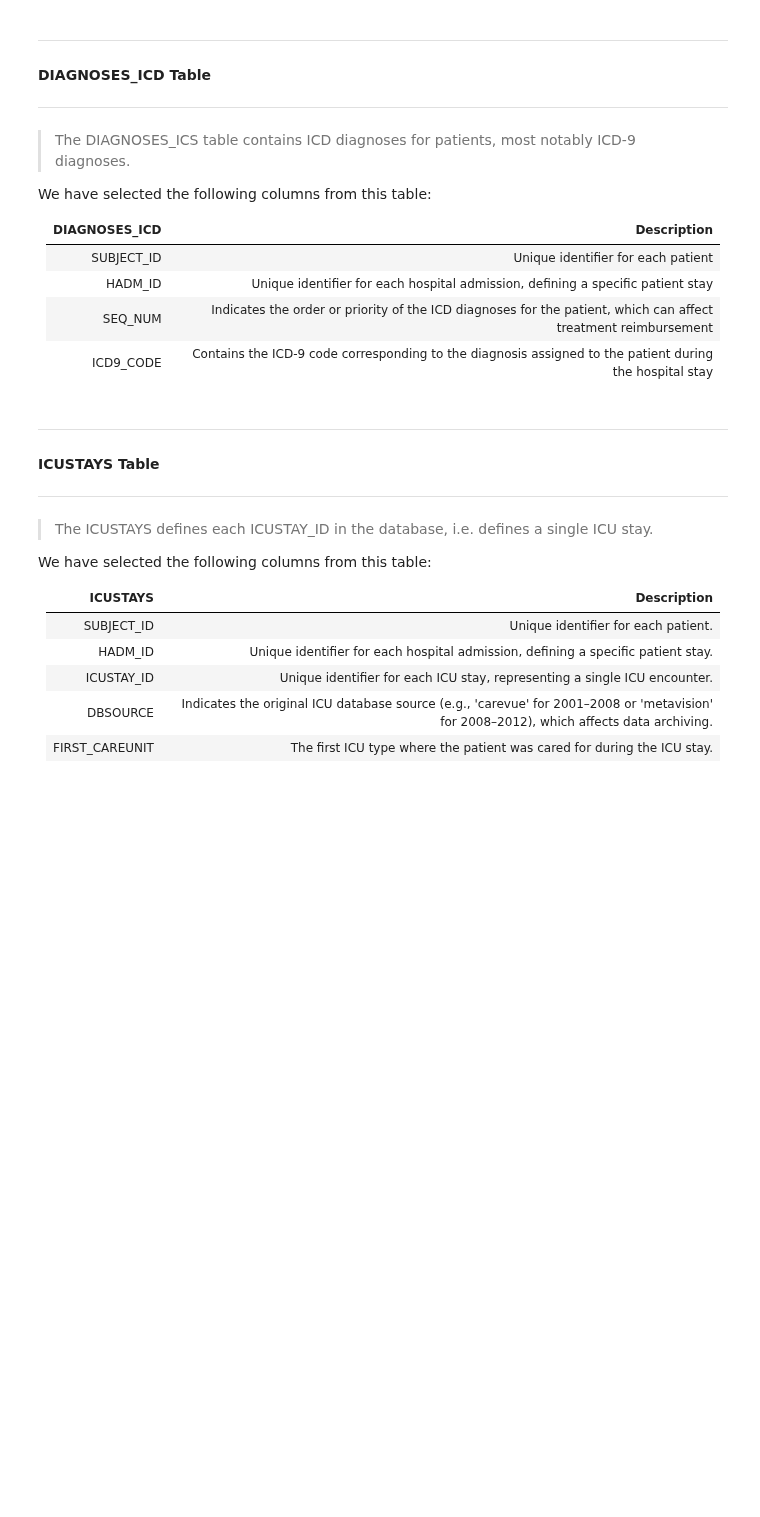
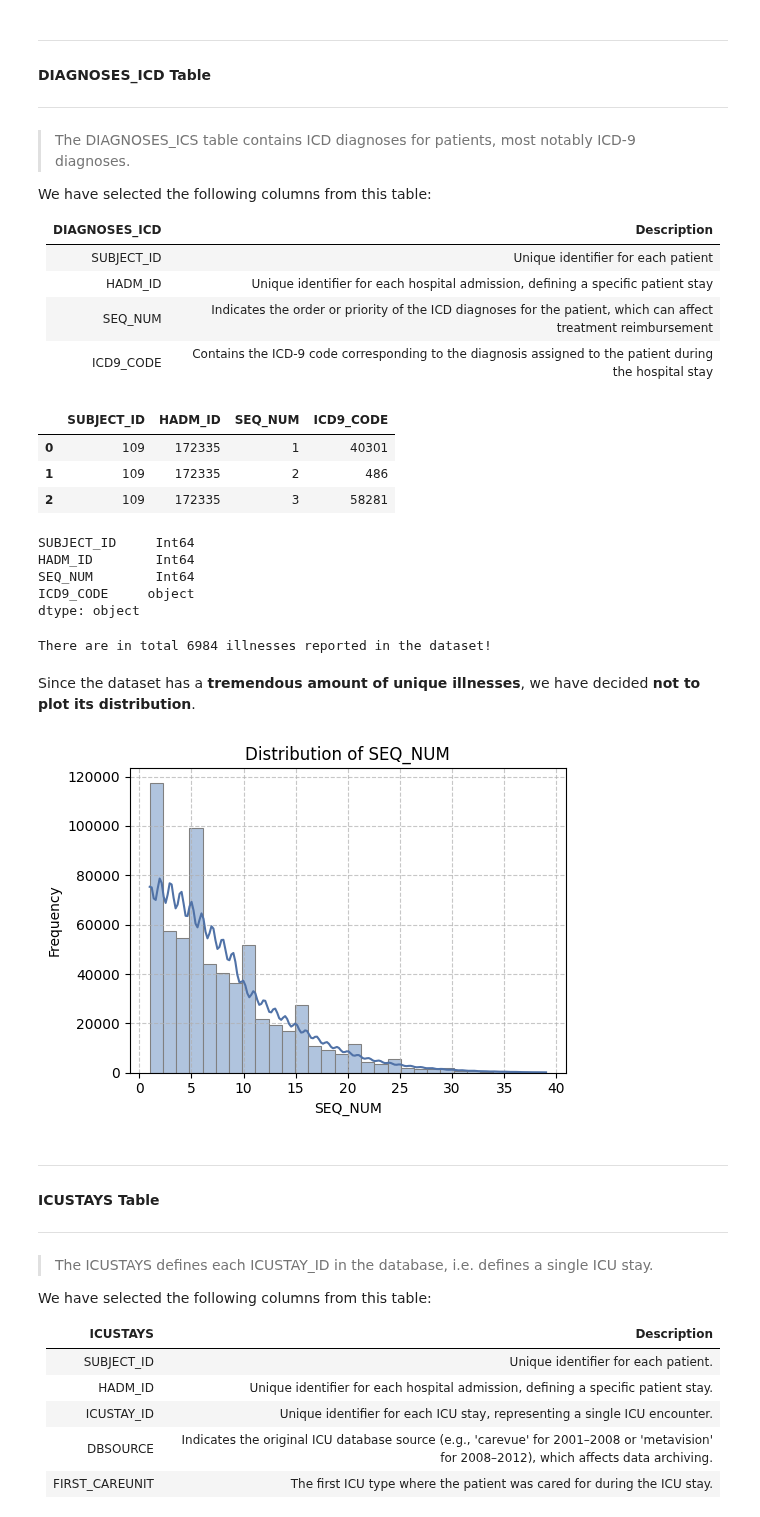
Before and after one commit to EstevesX10/LSDS-Machine-Learning-Pipeline, a Jupyter notebook: Machine-Learning-Pipeline/Machine-Learning-Pipeline.ipynb, the cells around one changed output. Saved outputs shown, nothing was run; the diff lists cells and outputs as text; code cells hidden in the pictures; blank space fills up the shorter version.

```diff
--- a/Machine-Learning-Pipeline/Machine-Learning-Pipeline.ipynb
+++ b/Machine-Learning-Pipeline/Machine-Learning-Pipeline.ipynb
@@ -223,6 +316,62 @@ We have selected the following columns from this table:
 | HADM_ID       | Unique identifier for each hospital admission, defining a specific patient stay                                                      |
 | SEQ_NUM       | Indicates the order or priority of the ICD diagnoses for the patient, which can affect treatment reimbursement                       |
 | ICD9_CODE     | Contains the ICD-9 code corresponding to the diagnosis assigned to the patient during the hospital stay                              |
+# %%
+# Define your query
+diagnosesICDQuery = (
+    """
+    SELECT
+        SUBJECT_ID,
+        HADM_ID,
+        SEQ_NUM,
+        ICD9_CODE
+    FROM `MIMIC.DIAGNOSES_ICD`;
+    """
+)
+
+# Run the query
+queryJob = client.query(diagnosesICDQuery)
+
+# Wait for the job to complete and get the results
+results = queryJob.result()
+
+# Convert the results to a Pandas DataFrame
+diagnoses = queryJob.to_dataframe()
+# %%
+# Check the first 3 rows
+diagnoses.head(3)
+# %% [output]
+|  | SUBJECT_ID | HADM_ID | SEQ_NUM | ICD9_CODE |
+| 0 | 109 | 172335 | 1 | 40301 |
+| 1 | 109 | 172335 | 2 | 486 |
+| 2 | 109 | 172335 | 3 | 58281 |
+# %%
+# Checking the dtypes of each feature
+diagnoses.dtypes
+# %% [output]
+SUBJECT_ID     Int64
+HADM_ID        Int64
+SEQ_NUM        Int64
+ICD9_CODE     object
+dtype: object
+# %%
+# Checking the amount of different illnesses
+print(f"There are in total {len(diagnoses['ICD9_CODE'].value_counts())} illnesses reported in the dataset!")
+# %% [output]
+There are in total 6984 illnesses reported in the dataset!
+# %% [markdown]
+Since the dataset has a **tremendous amount of unique illnesses**, we have decided **not to plot its distribution**.
+# %%
+# Create an diagnoses analyser
+diagnosesAnalyser = DatasetAnalyser(df=diagnoses)
+# %%
+# Plot feature Distributions
+# (Note: There is no need to plot the Distribution of any ID feature)
+diagnosesAnalyser.plotFeatureDistributions(
+    features=['SEQ_NUM']
+)
+# %% [output]
+[figure, added]
 # %% [markdown]
 ---
 #### ICUSTAYS Table
```
Also changed, not shown: parts of 32 cells of this notebook.
